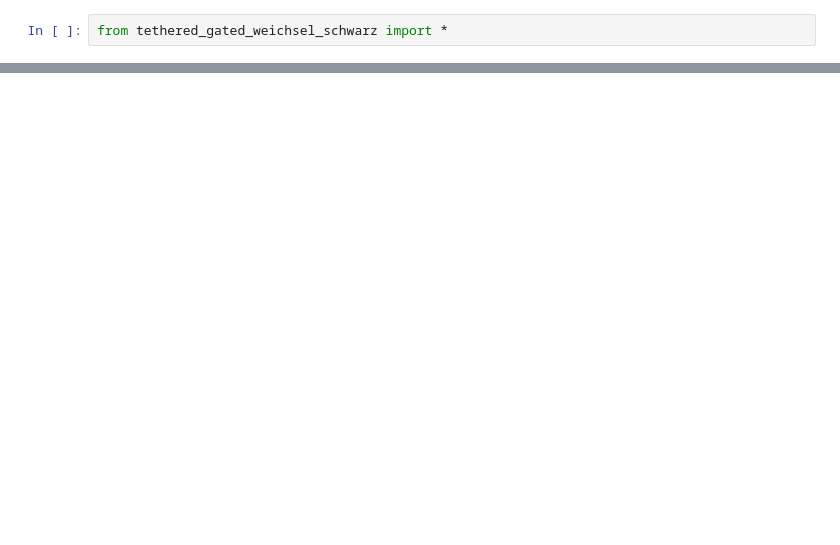
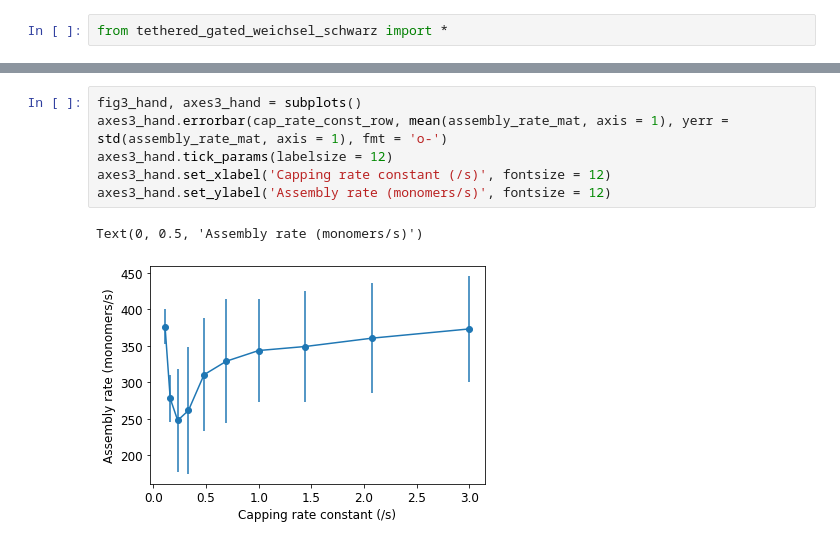
Before and after one commit to jiongyi/postdoc, a Jupyter notebook: actin_assembly/simulation/2019_11_08_orientation_patterns.ipynb, the cells around one changed output, grey strips where cells are left out. Drawn from its saved outputs; the diff is of its cells as text; blank space fills up the shorter version.

```diff
--- a/actin_assembly/simulation/2019_11_08_orientation_patterns.ipynb
+++ b/actin_assembly/simulation/2019_11_08_orientation_patterns.ipynb
@@ -41 +55,10 @@ Text(0, 0.5, 'Growth rate ($\\mu$m / min)')
+# %%
+fig3_hand, axes3_hand = subplots()
+axes3_hand.errorbar(cap_rate_const_row, mean(assembly_rate_mat, axis = 1), yerr = std(assembly_rate_mat, axis = 1), fmt = 'o-')
+axes3_hand.tick_params(labelsize = 12)
+axes3_hand.set_xlabel('Capping rate constant (/s)', fontsize = 12)
+axes3_hand.set_ylabel('Assembly rate (monomers/s)', fontsize = 12)
+# %% [output]
+Text(0, 0.5, 'Assembly rate (monomers/s)')
+[figure, added]
 # %%
```
Also changed, not shown: parts of 7 cells of this notebook, 1 other file.
